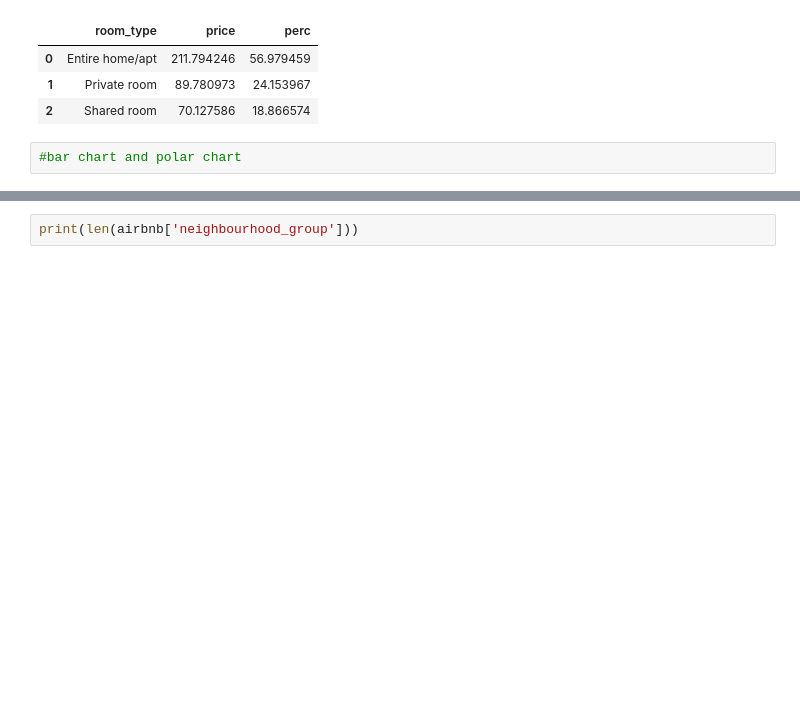
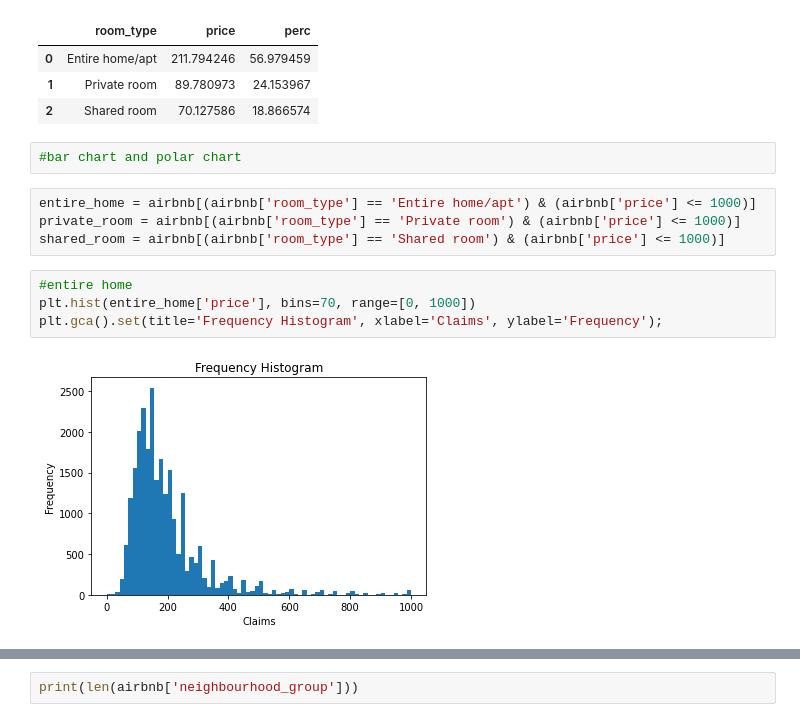
Before and after one commit to yaman9675/understand_Airbnb, a Jupyter notebook: understand_Airbnb.ipynb, the cells around one changed output, grey strips where cells are left out. Saved outputs shown, nothing was run; the diff lists cells and outputs as text; blank space fills up the shorter version.

```diff
--- a/understand_Airbnb.ipynb
+++ b/understand_Airbnb.ipynb
@@ -402,3 +402,13 @@ room_avg_pice
 | 2 | Shared room | 70.127586 | 18.866574 |
 # %%
 #bar chart and polar chart
+# %%
+entire_home = airbnb[(airbnb['room_type'] == 'Entire home/apt') & (airbnb['price'] <= 1000)]
+private_room = airbnb[(airbnb['room_type'] == 'Private room') & (airbnb['price'] <= 1000)]
+shared_room = airbnb[(airbnb['room_type'] == 'Shared room') & (airbnb['price'] <= 1000)]
+# %%
+#entire home
+plt.hist(entire_home['price'], bins=70, range=[0, 1000])
+plt.gca().set(title='Frequency Histogram', xlabel='Claims', ylabel='Frequency');
+# %% [output]
+[figure, added]
```
Also changed, not shown: parts of 28 cells of this notebook.
